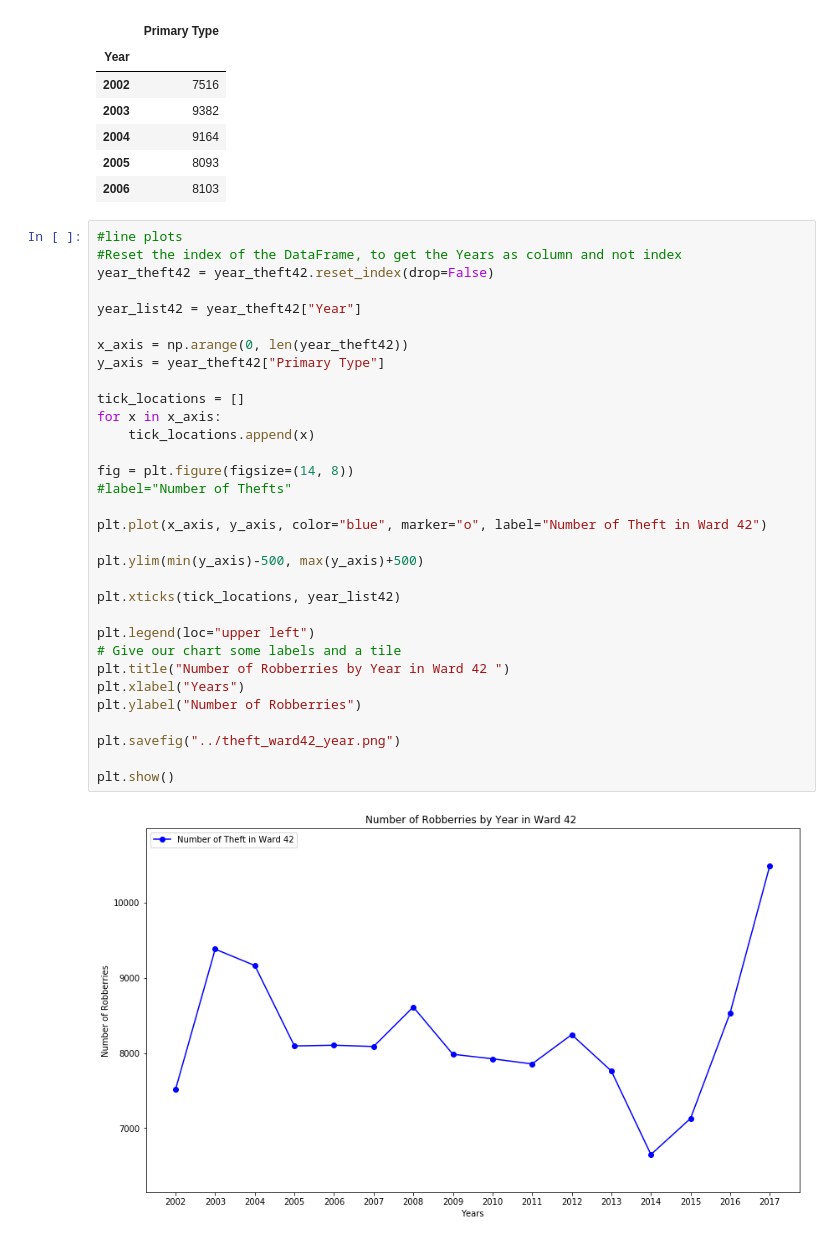
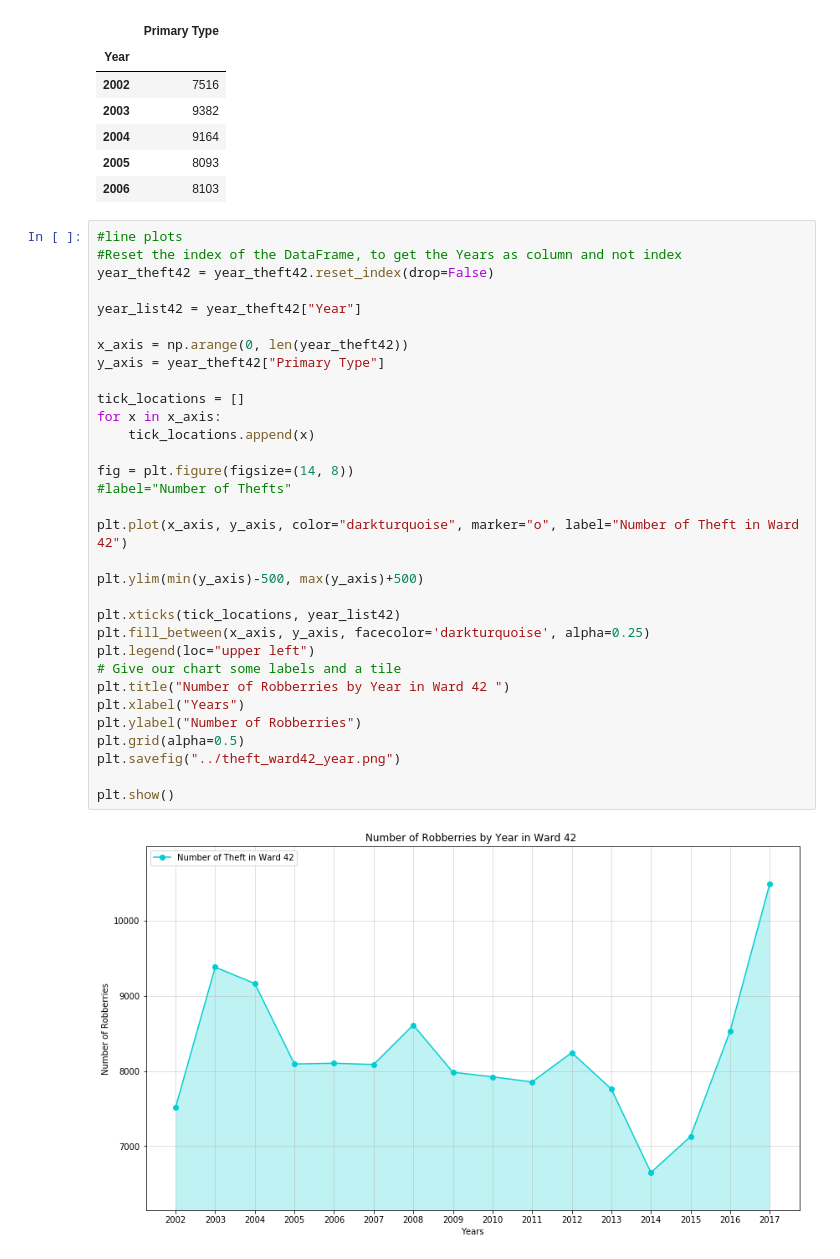
Before and after one commit to Mariamslmn/Crimes_study, a Jupyter notebook: crimes_plots.ipynb, the cells around one changed output. Cells and saved outputs as stored; diff of their text form.

Commit message:
crimes visualization-commit 2

```diff
--- a/crimes_plots.ipynb
+++ b/crimes_plots.ipynb
@@ -618,34 +654,34 @@ year_theft42.head()
 # %%
 #line plots
 #Reset the index of the DataFrame, to get the Years as column and not index
 year_theft42 = year_theft42.reset_index(drop=False)
 
 year_list42 = year_theft42["Year"]
 
 x_axis = np.arange(0, len(year_theft42))
 y_axis = year_theft42["Primary Type"]
 
 tick_locations = []
 for x in x_axis:
     tick_locations.append(x)
 
 fig = plt.figure(figsize=(14, 8))
 #label="Number of Thefts"
 
-plt.plot(x_axis, y_axis, color="blue", marker="o", label="Number of Theft in Ward 42")
+plt.plot(x_axis, y_axis, color="darkturquoise", marker="o", label="Number of Theft in Ward 42")
 
 plt.ylim(min(y_axis)-500, max(y_axis)+500)
 
 plt.xticks(tick_locations, year_list42)
-
+plt.fill_between(x_axis, y_axis, facecolor='darkturquoise', alpha=0.25)
 plt.legend(loc="upper left")
 # Give our chart some labels and a tile
 plt.title("Number of Robberries by Year in Ward 42 ")
 plt.xlabel("Years")
 plt.ylabel("Number of Robberries")
-
+plt.grid(alpha=0.5)
 plt.savefig("../theft_ward42_year.png")
 
 plt.show()
 # %% [output]
-[figure, old version]
+[figure, new version]
```
Also changed, not shown: parts of 3 cells of this notebook.
